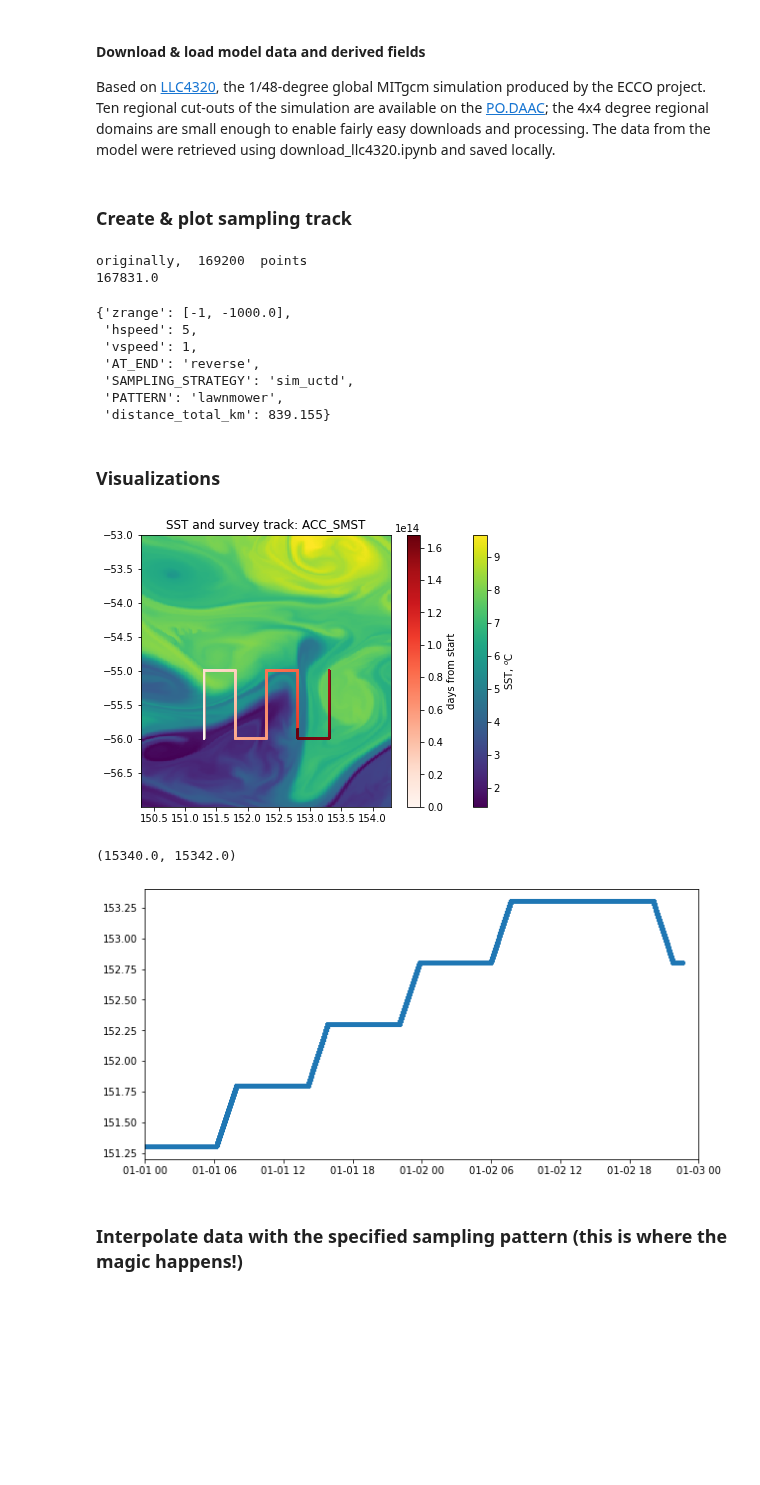
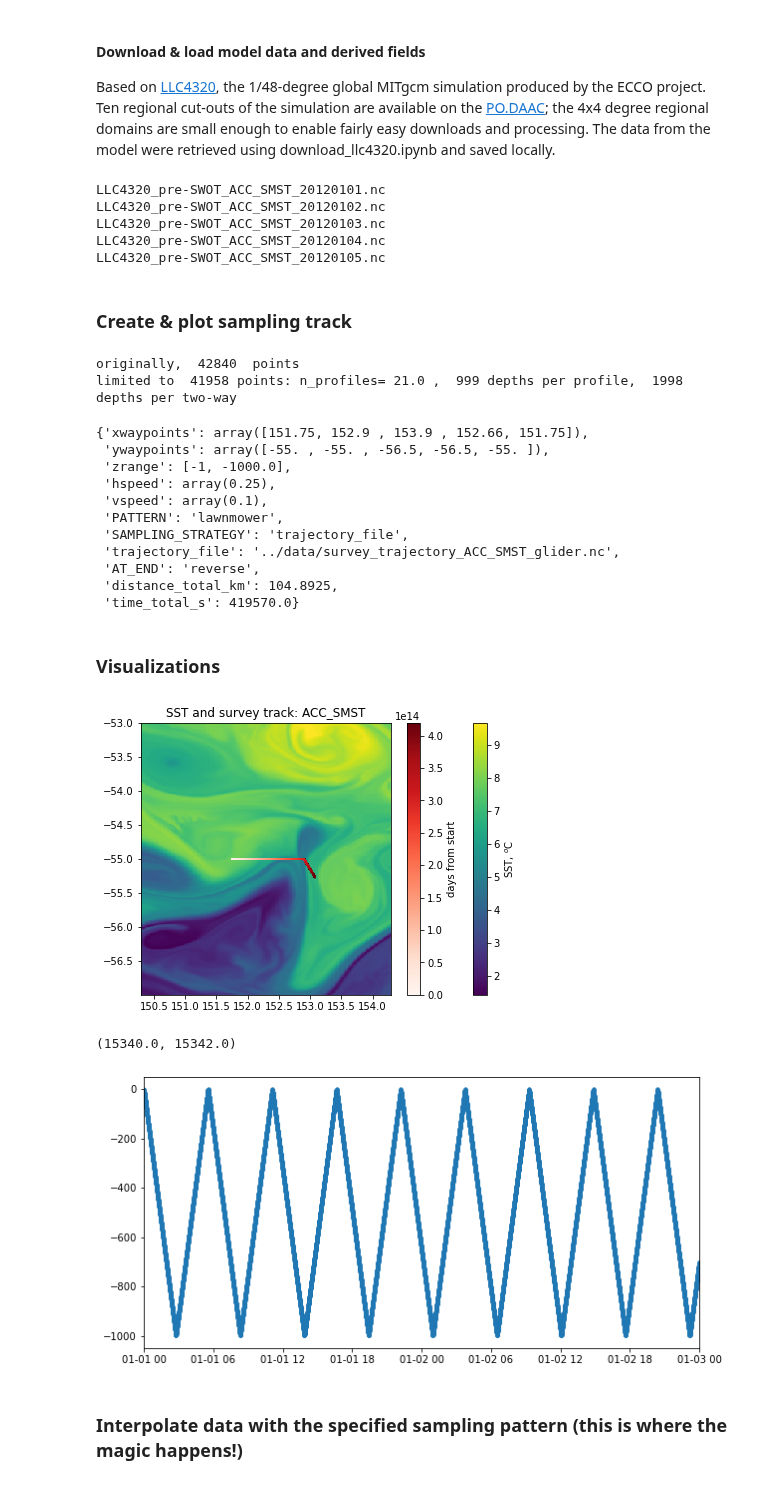
Before and after one commit to kdrushka/model-subsampling, a Jupyter notebook: testing/osse_code.ipynb, the cells around one changed output. Cells and saved outputs as stored; diff of their text form; code cells hidden in the pictures; blank space fills up the shorter version.

Commit message:
plot output

```diff
--- a/testing/osse_code.ipynb
+++ b/testing/osse_code.ipynb
@@ -47,7 +45,7 @@ RegionName = 'ACC_SMST'
 # specify date range as start date & number of days.
 start_date = datetime.date(2012,1,1)
 ndays = 31
-ndays = 2
+ndays = 5
 # ndays = 10
 
 # directory where data files are stored
@@ -58,13 +56,13 @@ argodir = '/data1/argo/gridded/' # store argo climatology here
 
 # optional details for sampling (if not specified, reasonable defaults will be used)
 sampling_details = {
-    'SAMPLING_STRATEGY' : 'sim_uctd', # options: sim_glider, sim_uctd or trajectory_file.add: mooring, ASV
+    'SAMPLING_STRATEGY' : 'trajectory_file', # options: sim_glider, sim_uctd or trajectory_file.add:  ASV
 #     'SAMPLING_STRATEGY' : 'sim_mooring', # options: sim_glider, sim_uctd or trajectory_file.add: mooring, ASV
     'PATTERN' : 'lawnmower', # back-forth or lawnmower
     'zrange' : [-1, -1000],  # depth range of T/S profiles (down is negative). * add U/V range? *
     #'hspeed' : 0.25,  # platform horizontal speed in m/s
     #'vspeed' : 0.1, # platform vertical (profile) speed in m/s
-    #'trajectory_file' : None, # if SAMPLING_STRATEGY = 'trajectory_file', specify trajectory file
+    'trajectory_file' : '../data/survey_trajectory_ACC_SMST_glider.nc', # if SAMPLING_STRATEGY = 'trajectory_file', specify trajectory file
     #'AT_END' : 'repeat' # behaviour at and of trajectory: 'reverse', 'repeat' or 'terminate'. (could also 'restart'?)
 }
 
@@ -79,7 +77,7 @@ sampling_details = {
 Based on [LLC4320](https://data.nas.nasa.gov/viz/vizdata/llc4320/index.html), the 1/48-degree global MITgcm simulation produced by the ECCO project. Ten regional cut-outs of the simulation are available on the [PO.DAAC](https://podaac.jpl.nasa.gov/datasetlist?ids=Processing+Levels&values=4+-+Gridded+Model+Output&search=Pre-SWOT+llc4320&view=list&provider=); the 4x4 degree regional domains are small enough to enable fairly easy downloads and processing. The data from the model were retrieved using download_llc4320.ipynb and saved locally.
 # %%
 # download files:
-# download_llc4320_data(RegionName, datadir, start_date, ndays)
+download_llc4320_data(RegionName, datadir, start_date, ndays)
 
 
 # *************** ERROR IN compute_derived_fields - saving files doesn't right
@@ -92,6 +90,12 @@ Based on [LLC4320](https://data.nas.nasa.gov/viz/vizdata/llc4320/index.html), th
 from osse_tools import download_llc4320_data, compute_derived_fields, get_survey_track, survey_interp
 # derive & save new files with steric height & vorticity
 compute_derived_fields(RegionName, datadir, start_date, ndays)
+# %% [output]
+LLC4320_pre-SWOT_ACC_SMST_20120101.nc
+LLC4320_pre-SWOT_ACC_SMST_20120102.nc
+LLC4320_pre-SWOT_ACC_SMST_20120103.nc
+LLC4320_pre-SWOT_ACC_SMST_20120104.nc
+LLC4320_pre-SWOT_ACC_SMST_20120105.nc
 # %%
 # Load all model data files
 date_list = [start_date + datetime.timedelta(days=x) for x in range(ndays)]
@@ -126,15 +130,19 @@ survey_track, survey_indices, sampling_parameters = get_survey_track(ds, samplin
 # print specified sampling_details + any default values
 sampling_parameters
 # %% [output]
-originally,  169200  points
-167831.0
+originally,  42840  points
+limited to  41958 points: n_profiles= 21.0 ,  999 depths per profile,  1998 depths per two-way
-{'zrange': [-1, -1000.0],
- 'hspeed': 5,
- 'vspeed': 1,
+{'xwaypoints': array([151.75, 152.9 , 153.9 , 152.66, 151.75]),
+ 'ywaypoints': array([-55. , -55. , -56.5, -56.5, -55. ]),
+ 'zrange': [-1, -1000.0],
+ 'hspeed': array(0.25),
+ 'vspeed': array(0.1),
+ 'PATTERN': 'lawnmower',
+ 'SAMPLING_STRATEGY': 'trajectory_file',
+ 'trajectory_file': '../data/survey_trajectory_ACC_SMST_glider.nc',
  'AT_END': 'reverse',
- 'SAMPLING_STRATEGY': 'sim_uctd',
- 'PATTERN': 'lawnmower',
- 'distance_total_km': 839.155}
+ 'distance_total_km': 104.8925,
+ 'time_total_s': 419570.0}
 # %% [markdown]
 ### Visualizations
 # %%
@@ -148,14 +156,14 @@ plt.colorbar(ssto).set_label('SST, $^o$C')
 plt.colorbar(tracko).set_label('days from start')
 plt.show()
 # %% [output]
-[figure, old version]
+[figure, new version]
 # %%
 plt.figure(figsize=(10,5))
-plt.plot(survey_track.time, survey_track.lon, marker='.')
+plt.plot(survey_track.time, survey_track.dep, marker='.')
 plt.xlim([start_date + datetime.timedelta(days=0), start_date + datetime.timedelta(days=2)])
 # %% [output]
 (15340.0, 15342.0)
-[figure, old version]
+[figure, new version]
 # %% [markdown]
 ### Interpolate data with the specified sampling pattern (this is where the magic happens!)
 # %%
```
Also changed, not shown: parts of 14 cells of this notebook, 3 other files.
